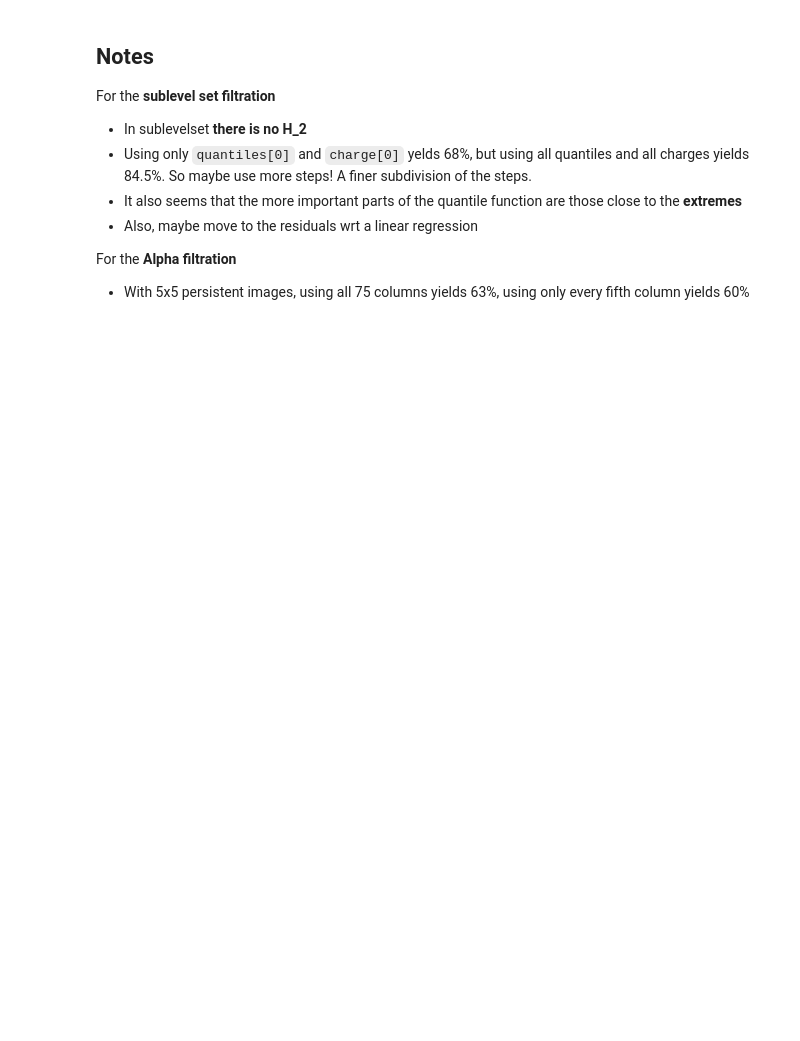
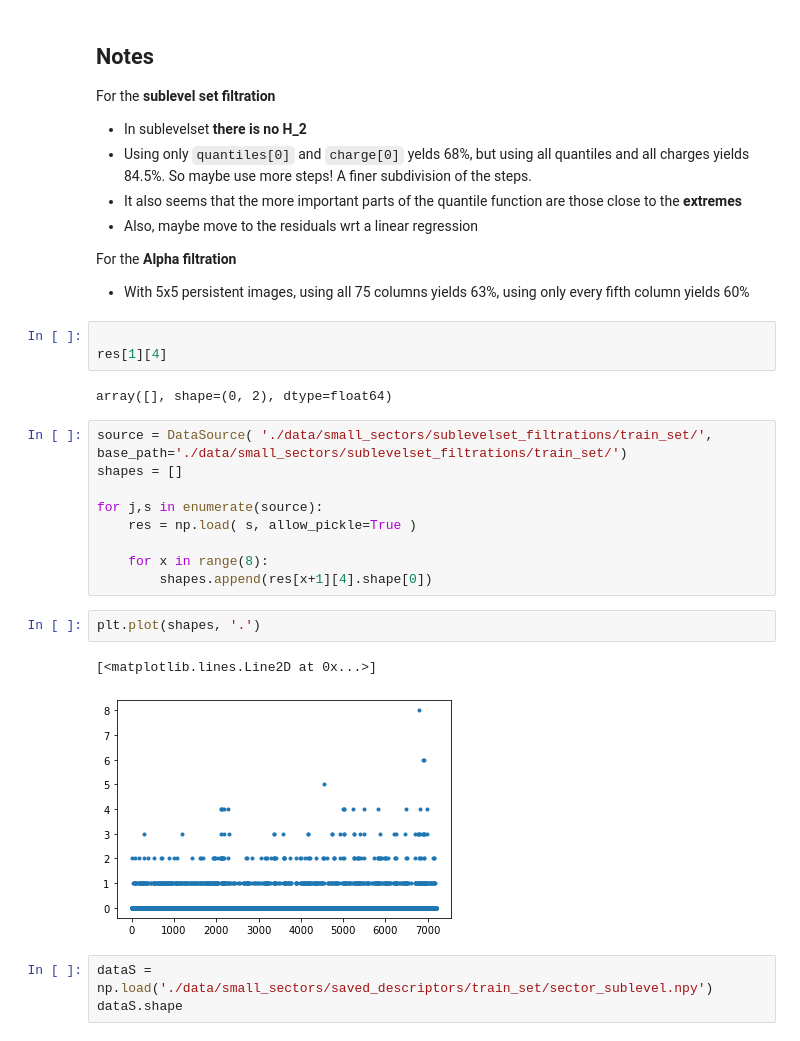
Before and after one commit to marcoguerra192/ProteinClassifier2025, a Jupyter notebook: FeatureEngineering.ipynb, the cells around one changed output. Drawn from its saved outputs; the diff is of its cells as text; blank space fills up the shorter version.

```diff
--- a/FeatureEngineering.ipynb
+++ b/FeatureEngineering.ipynb
@@ -315,3 +342,25 @@ So maybe use more steps! A finer subdivision of the steps.
 
 For the **Alpha filtration**
 - With 5x5 persistent images, using all 75 columns yields 63%, using only every fifth column yields 60%
+# %%
+
+res[1][4]
+# %% [output]
+array([], shape=(0, 2), dtype=float64)
+# %%
+source = DataSource( './data/small_sectors/sublevelset_filtrations/train_set/', base_path='./data/small_sectors/sublevelset_filtrations/train_set/')
+shapes = []
+
+for j,s in enumerate(source):
+    res = np.load( s, allow_pickle=True )
+
+    for x in range(8):
+        shapes.append(res[x+1][4].shape[0])
+# %%
+plt.plot(shapes, '.')
+# %% [output]
+[<matplotlib.lines.Line2D at 0x...>]
+[figure, added]
+# %%
+dataS = np.load('./data/small_sectors/saved_descriptors/train_set/sector_sublevel.npy')
+dataS.shape
```
Also changed, not shown: parts of 37 cells of this notebook, 6 other files.
